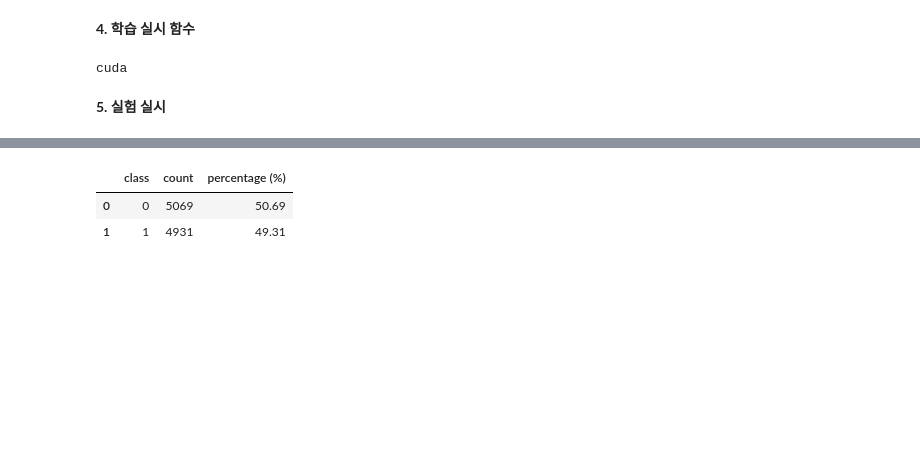
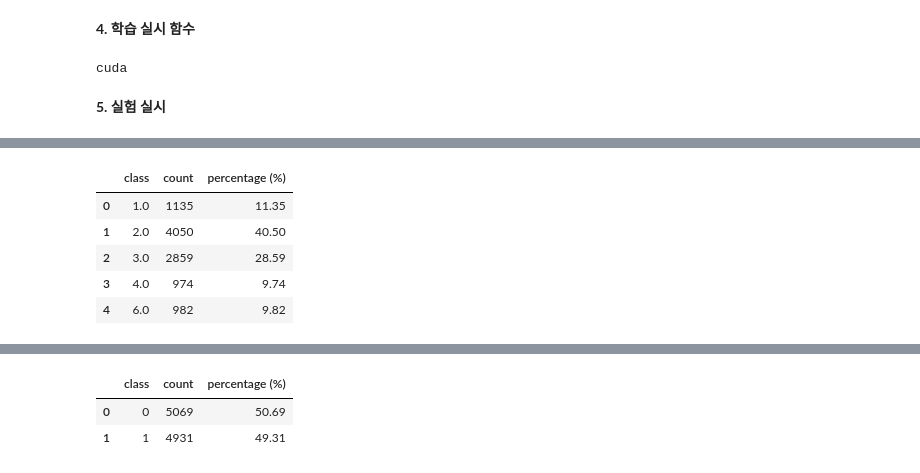
Before and after one commit to WannaBeSuperteur/AI-study, a Jupyter notebook: AI Basics/Deep Learning Basics/codes/Loss_Function_Misuse_experiment.ipynb, the cells around one changed output, grey strips where cells are left out. Cells and saved outputs as stored; diff of their text form; code cells hidden in the pictures; blank space fills up the shorter version.

```diff
--- a/AI Basics/Deep Learning Basics/codes/Loss_Function_Misuse_experiment.ipynb
+++ b/AI Basics/Deep Learning Basics/codes/Loss_Function_Misuse_experiment.ipynb
@@ -456,0 +693,9 @@ Accuracy: 0.9756, Total Epochs: 59
+# %%
+analyze_class_distribution(test_loader_reg)
+# %% [output]
+|  | class | count | percentage (%) |
+| 0 | 1.0 | 1135 | 11.35 |
+| 1 | 2.0 | 4050 | 40.50 |
+| 2 | 3.0 | 2859 | 28.59 |
+| 3 | 4.0 | 974 | 9.74 |
+| 4 | 6.0 | 982 | 9.82 |
```
Also changed, not shown: parts of 71 cells of this notebook, 1 other file.
